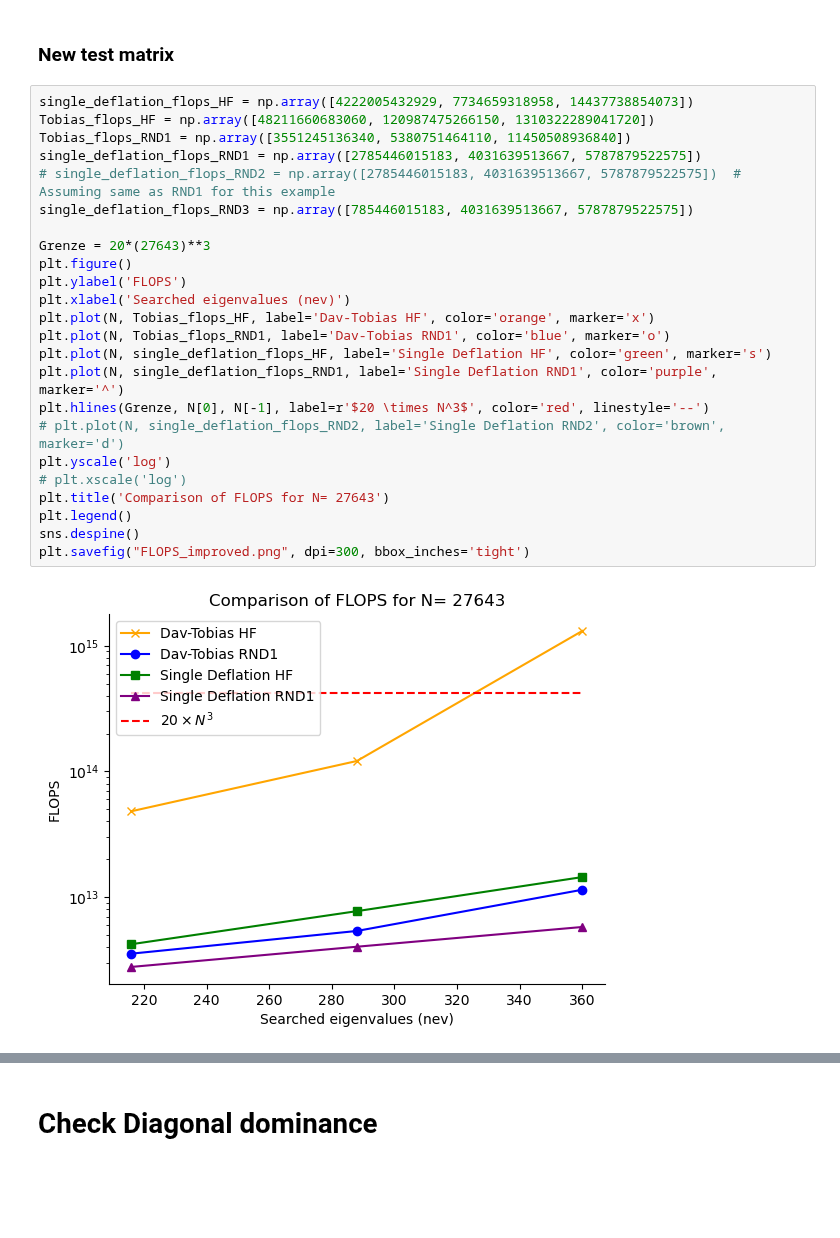
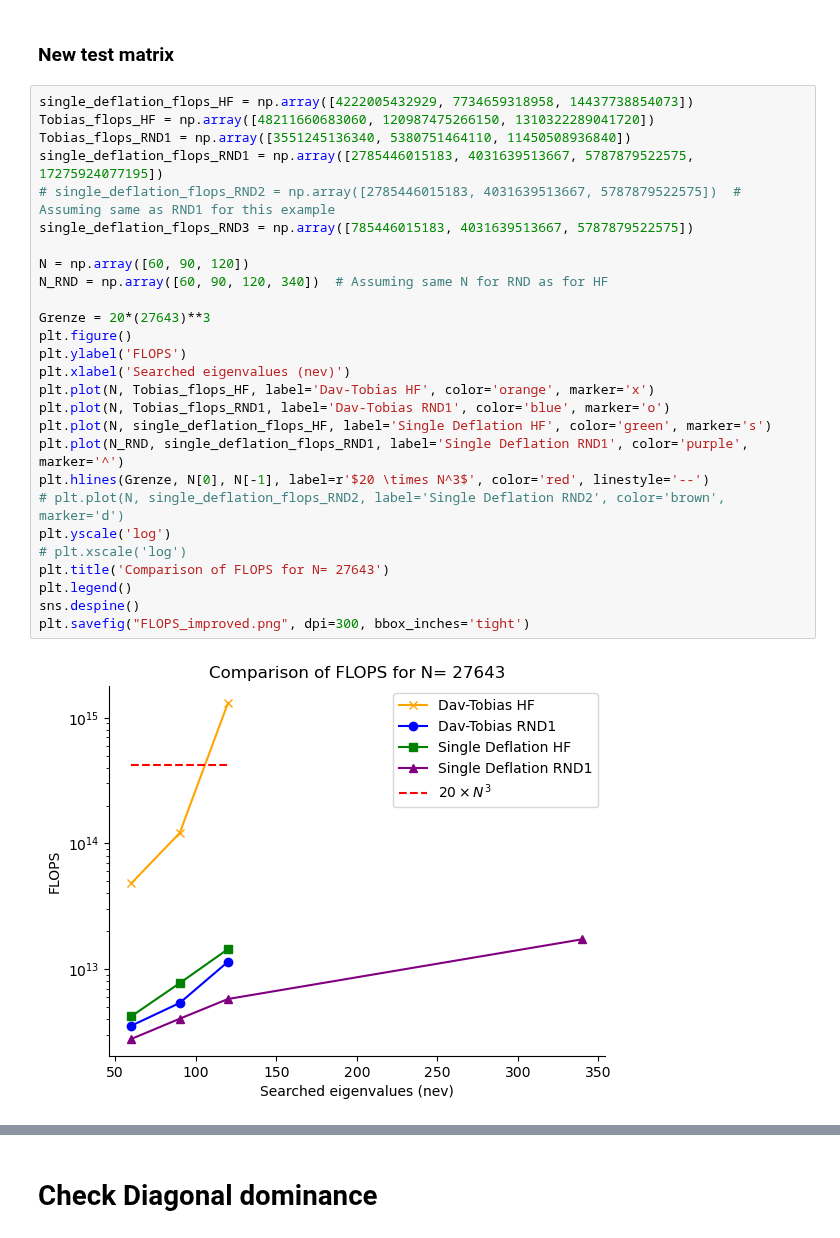
Before and after one commit to framere/Final_codes_MA, a Jupyter notebook: plot_comp_time.ipynb, the cells around one changed output, grey strips where cells are left out. Cells and saved outputs as stored; diff of their text form; blank space fills up the shorter version.

```diff
--- a/plot_comp_time.ipynb
+++ b/plot_comp_time.ipynb
@@ -84,26 +84,29 @@ sns.despine()
 # %%
 single_deflation_flops_HF = np.array([4222005432929, 7734659318958, 14437738854073])
 Tobias_flops_HF = np.array([48211660683060, 120987475266150, 1310322289041720])
 Tobias_flops_RND1 = np.array([3551245136340, 5380751464110, 11450508936840])
-single_deflation_flops_RND1 = np.array([2785446015183, 4031639513667, 5787879522575])
+single_deflation_flops_RND1 = np.array([2785446015183, 4031639513667, 5787879522575, 17275924077195])
 # single_deflation_flops_RND2 = np.array([2785446015183, 4031639513667, 5787879522575])  # Assuming same as RND1 for this example
 single_deflation_flops_RND3 = np.array([785446015183, 4031639513667, 5787879522575])
+
+N = np.array([60, 90, 120])
+N_RND = np.array([60, 90, 120, 340])  # Assuming same N for RND as for HF
 
 Grenze = 20*(27643)**3
 plt.figure()
 plt.ylabel('FLOPS')
 plt.xlabel('Searched eigenvalues (nev)')
 plt.plot(N, Tobias_flops_HF, label='Dav-Tobias HF', color='orange', marker='x')
 plt.plot(N, Tobias_flops_RND1, label='Dav-Tobias RND1', color='blue', marker='o')
 plt.plot(N, single_deflation_flops_HF, label='Single Deflation HF', color='green', marker='s')
-plt.plot(N, single_deflation_flops_RND1, label='Single Deflation RND1', color='purple', marker='^')
+plt.plot(N_RND, single_deflation_flops_RND1, label='Single Deflation RND1', color='purple', marker='^')
 plt.hlines(Grenze, N[0], N[-1], label=r'$20 \times N^3$', color='red', linestyle='--')
 # plt.plot(N, single_deflation_flops_RND2, label='Single Deflation RND2', color='brown', marker='d')
 plt.yscale('log')
 # plt.xscale('log')
 plt.title('Comparison of FLOPS for N= 27643')
 plt.legend()
 sns.despine()
 plt.savefig("FLOPS_improved.png", dpi=300, bbox_inches='tight')
 # %% [output]
-[figure, old version]
+[figure, new version]
```
Also changed, not shown: parts of 3 cells of this notebook, 6 other files.
